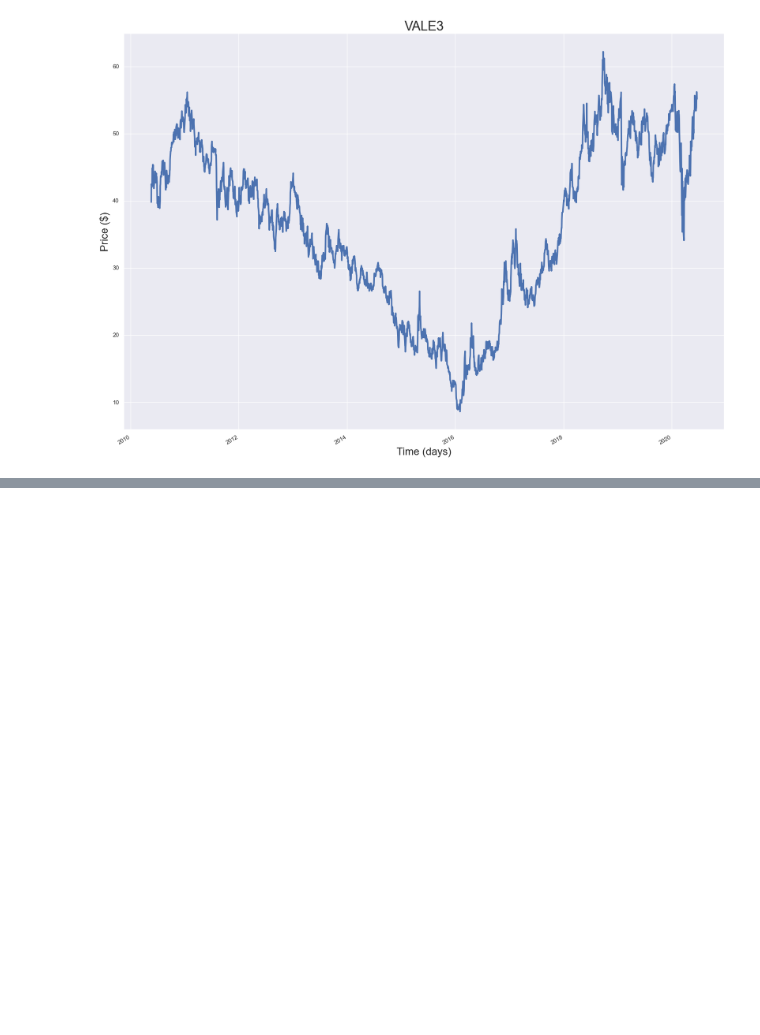
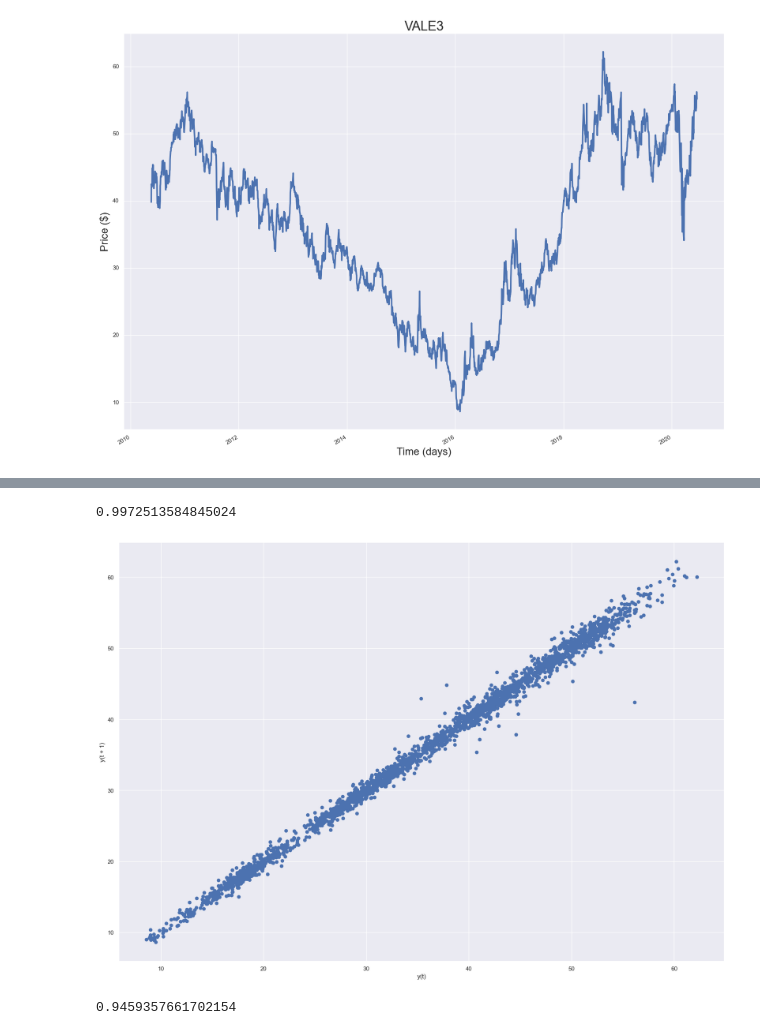
Before and after one commit to shubham8all/Time-Series-Data-Forecasting---StockMarket, a Jupyter notebook: notebooks/Preprocessing and Data Exploration.ipynb, the cells around one changed output, grey strips where cells are left out. Saved outputs shown, nothing was run; the diff lists cells and outputs as text; code cells hidden in the pictures; blank space fills up the shorter version.

```diff
--- a/notebooks/Preprocessing and Data Exploration.ipynb
+++ b/notebooks/Preprocessing and Data Exploration.ipynb
@@ -404,0 +477,12 @@ plt.grid(True)
+# %%
+df_vale3_date_index['price'].autocorr(lag=1)
+# %% [output]
+0.9972513584845024
+# %%
+img_df_vale3_autocorr_1 = lag_plot(df_vale3_date_index['price'], lag=1)
+# %% [output]
+[figure, added]
+# %%
+df_vale3_date_index['price'].autocorr(lag=30)
+# %% [output]
+0.9459357661702154
```
Also changed, not shown: parts of 36 cells of this notebook, 1 other file.
